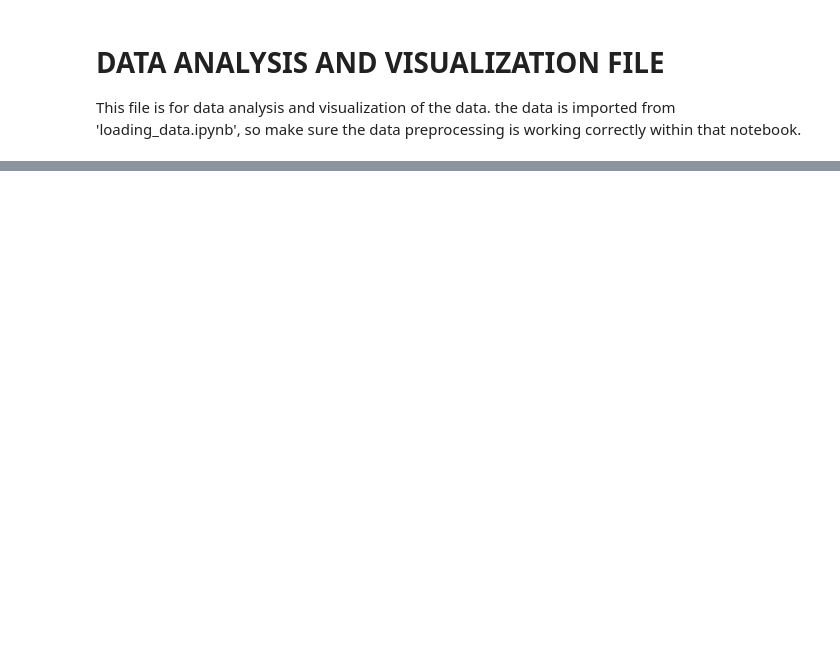
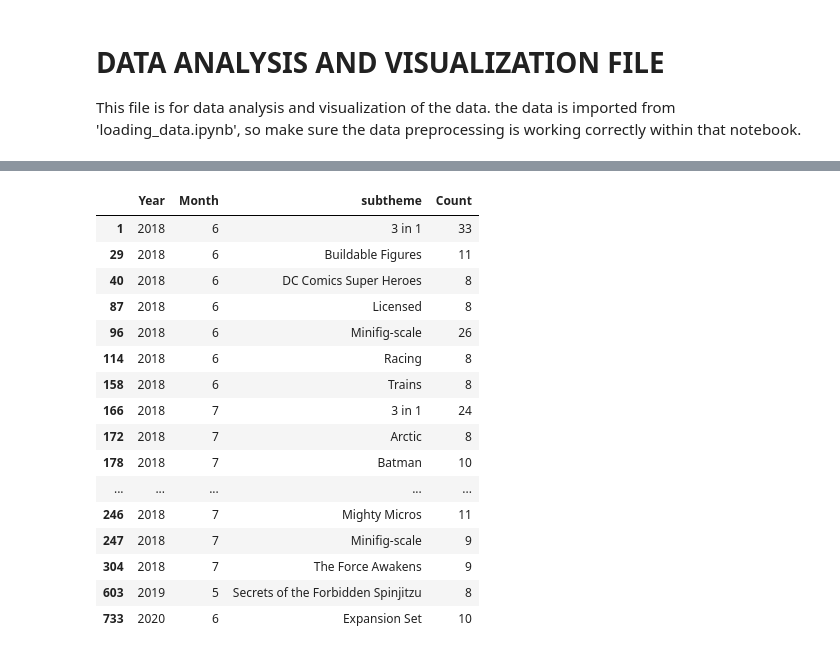
Before and after one commit to MarcusGalea/MarcusGalea.github.io, a Jupyter notebook: data_analysis.ipynb, the cells around one changed output, grey strips where cells are left out. Saved outputs shown, nothing was run; the diff lists cells and outputs as text; code cells hidden in the pictures; blank space fills up the shorter version.

```diff
--- a/data_analysis.ipynb
+++ b/data_analysis.ipynb
@@ -19,0 +15,7 @@ df.columns[date_columns]
+# %%
+#get cwd
+cwd = os.getcwd()
+#get data folder
+data_folder = os.path.join(cwd, 'data')
+df = load_or_download_lego_data(data_folder)
+df = preprocess_data(df)
@@ -19,0 +24,14 @@ df.columns[date_columns]
+# %%
+df['Year'] = df['Date'].dt.year
+df['Month'] = df['Date'].dt.month
+grouped = df.groupby(['Year', 'Month', 'subtheme']).size().reset_index(name='Count')
+½
+# Define your threshold
+threshold = 7  # Replace X with the desired value
+
+# Filter the DataFrame
+filtered = grouped[grouped['Count'] > threshold]
+#convert dates to strings in filtered
+filtered['Year'] = filtered['Year'].astype(str)
+filtered['Month']=
+options = filtered['Year'].unique()
@@ -19,0 +49,20 @@ df.columns[date_columns]
+# %%
+filtered
+# %% [output]
+|  | Year | Month | subtheme | Count |
+| 1 | 2018 | 6 | 3 in 1 | 33 |
+| 29 | 2018 | 6 | Buildable Figures | 11 |
+| 40 | 2018 | 6 | DC Comics Super Heroes | 8 |
+| 87 | 2018 | 6 | Licensed | 8 |
+| 96 | 2018 | 6 | Minifig-scale | 26 |
+| 114 | 2018 | 6 | Racing | 8 |
+| 158 | 2018 | 6 | Trains | 8 |
+| 166 | 2018 | 7 | 3 in 1 | 24 |
+| 172 | 2018 | 7 | Arctic | 8 |
+| 178 | 2018 | 7 | Batman | 10 |
+| ... | ... | ... | ... | ... |
+| 246 | 2018 | 7 | Mighty Micros | 11 |
+| 247 | 2018 | 7 | Minifig-scale | 9 |
+| 304 | 2018 | 7 | The Force Awakens | 9 |
+| 603 | 2019 | 5 | Secrets of the Forbidden Spinjitzu | 8 |
+| 733 | 2020 | 6 | Expansion Set | 10 |
```
Also changed, not shown: parts of 10 cells of this notebook, 3 other files.
